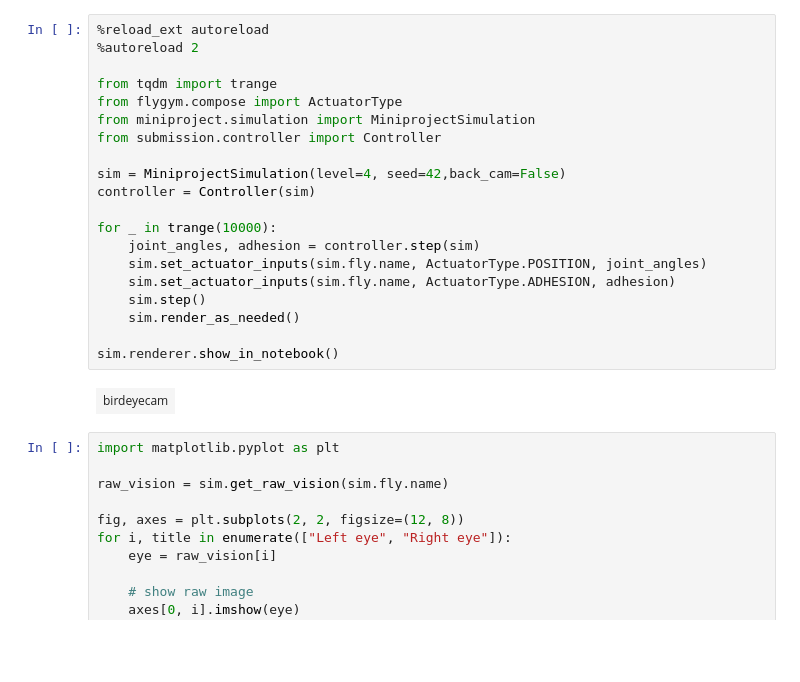
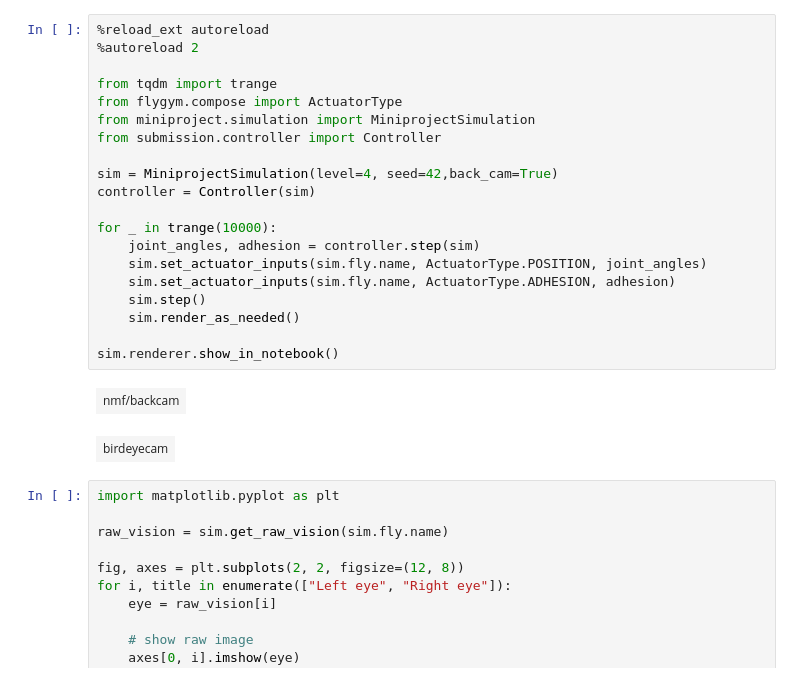
Before and after one commit to dienelt/cobar-miniproject-2026, a Jupyter notebook: miniproject/run_controller.ipynb, the cells around one changed output. Saved outputs shown, nothing was run; the diff lists cells and outputs as text; blank space fills up the shorter version.

```diff
--- a/miniproject/run_controller.ipynb
+++ b/miniproject/run_controller.ipynb
@@ -1,25 +1,26 @@
 # %%
 %reload_ext autoreload
 %autoreload 2
 
 from tqdm import trange
 from flygym.compose import ActuatorType
 from miniproject.simulation import MiniprojectSimulation
 from submission.controller import Controller
 
-sim = MiniprojectSimulation(level=4, seed=42,back_cam=False)
+sim = MiniprojectSimulation(level=4, seed=42,back_cam=True)
 controller = Controller(sim)
 
 for _ in trange(10000):
     joint_angles, adhesion = controller.step(sim)
     sim.set_actuator_inputs(sim.fly.name, ActuatorType.POSITION, joint_angles)
     sim.set_actuator_inputs(sim.fly.name, ActuatorType.ADHESION, adhesion)
     sim.step()
     sim.render_as_needed()
 
 sim.renderer.show_in_notebook()
 # %% [output]
-| birdeyecam |
+| nmf/backcam |
+| birdeyecam |
 # %%
 import matplotlib.pyplot as plt
 
```
Also changed, not shown: 3 other files.
